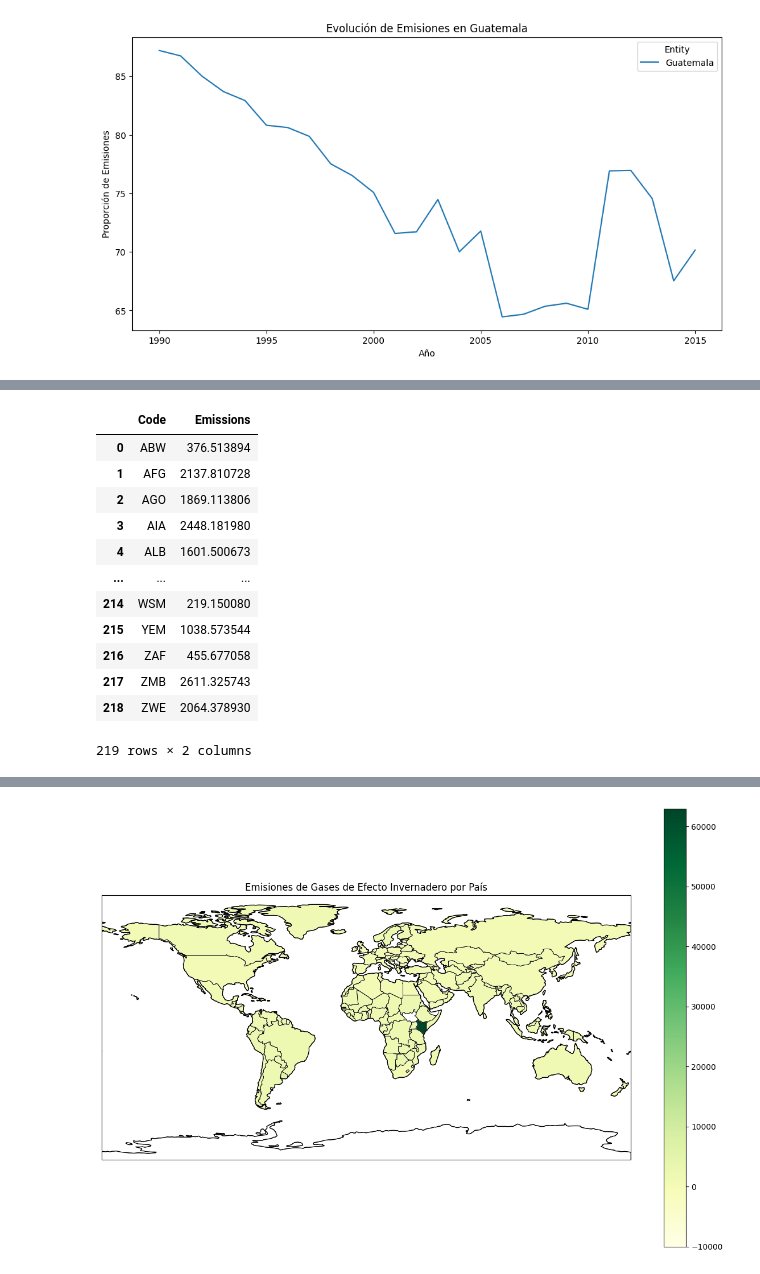
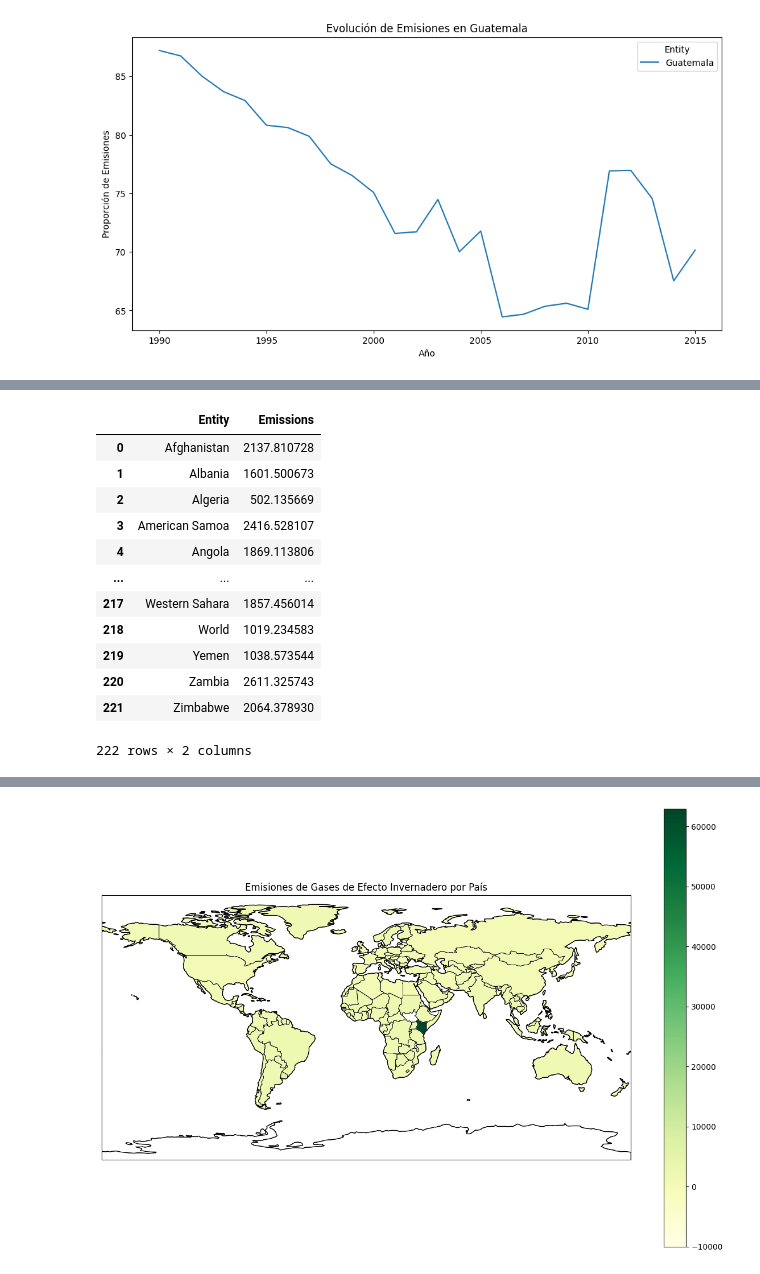
Before and after one commit to MaIsabelSolano/UVG_DS_Lab9, a Jupyter notebook: Lab9.ipynb, the cells around one changed output, grey strips where cells are left out. Cells and saved outputs as stored; diff of their text form; code cells hidden in the pictures.

```diff
--- a/Lab9.ipynb
+++ b/Lab9.ipynb
@@ -194,17 +227,17 @@ data
 # %%
-total_emissions_per_entity = data.groupby('Code')['Emissions'].sum().reset_index()
+total_emissions_per_entity = data.groupby('Entity')['Emissions'].sum().reset_index()
 total_emissions_per_entity
 # %% [output]
-|  | Code | Emissions |
-| 0 | ABW | 376.513894 |
-| 1 | AFG | 2137.810728 |
-| 2 | AGO | 1869.113806 |
-| 3 | AIA | 2448.181980 |
-| 4 | ALB | 1601.500673 |
+|  | Entity | Emissions |
+| 0 | Afghanistan | 2137.810728 |
+| 1 | Albania | 1601.500673 |
+| 2 | Algeria | 502.135669 |
+| 3 | American Samoa | 2416.528107 |
+| 4 | Angola | 1869.113806 |
 | ... | ... | ... |
-| 214 | WSM | 219.150080 |
-| 215 | YEM | 1038.573544 |
-| 216 | ZAF | 455.677058 |
-| 217 | ZMB | 2611.325743 |
-| 218 | ZWE | 2064.378930 |
+| 217 | Western Sahara | 1857.456014 |
+| 218 | World | 1019.234583 |
+| 219 | Yemen | 1038.573544 |
+| 220 | Zambia | 2611.325743 |
+| 221 | Zimbabwe | 2064.378930 |
-219 rows × 2 columns
+222 rows × 2 columns
```
Also changed, not shown: parts of 6 cells of this notebook.
